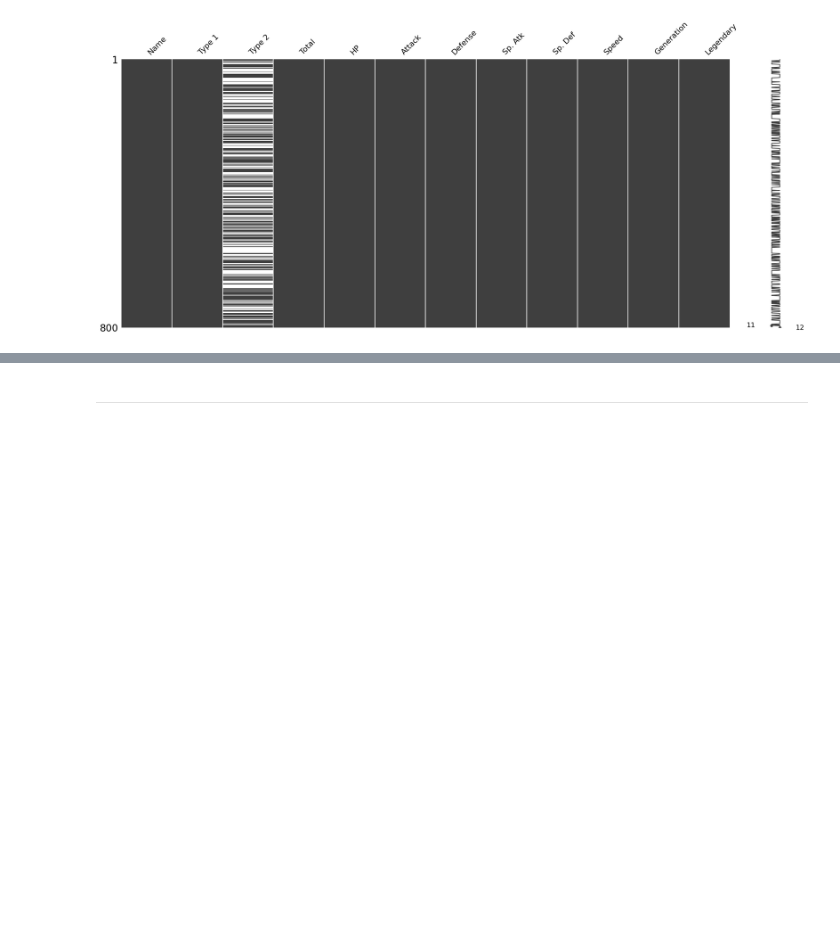
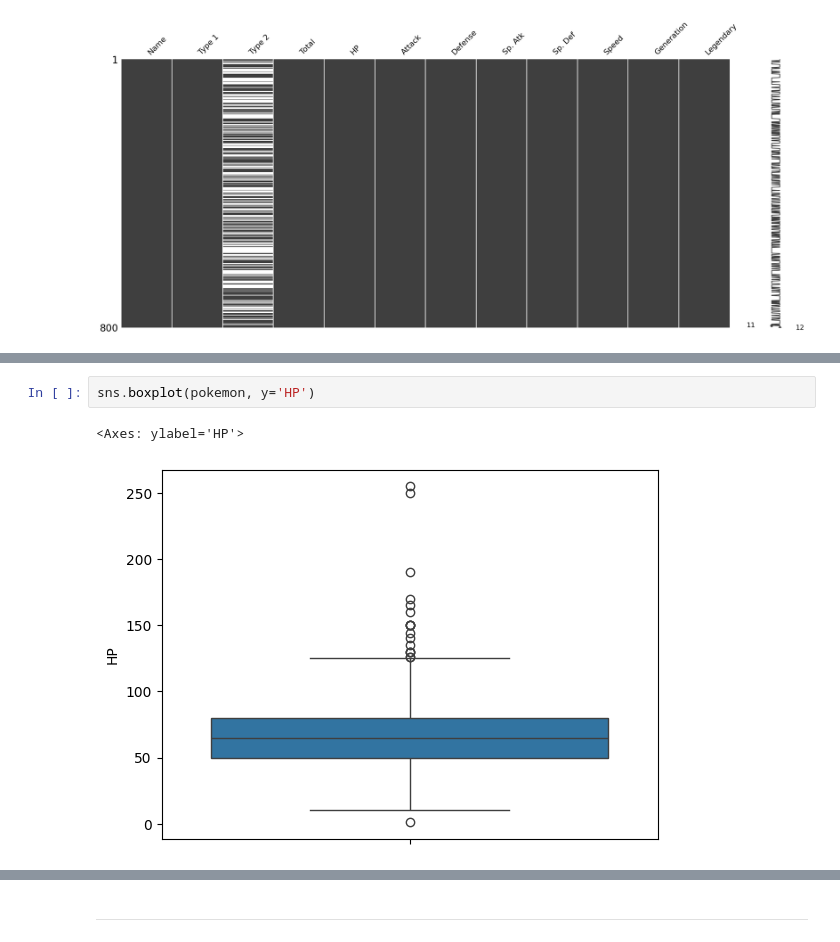
Before and after one commit to borjabarber/EDA_POKEMON, a Jupyter notebook: 2_Analisis_EDA.ipynb, the cells around one changed output, grey strips where cells are left out. Drawn from its saved outputs; the diff is of its cells as text; blank space fills up the shorter version.

```diff
--- a/2_Analisis_EDA.ipynb
+++ b/2_Analisis_EDA.ipynb
@@ -163,0 +179,5 @@ msno.matrix(pokemon)
+# %%
+sns.boxplot(pokemon, y='HP')
+# %% [output]
+<Axes: ylabel='HP'>
+[figure, added]
```
Also changed, not shown: parts of 17 cells of this notebook.
